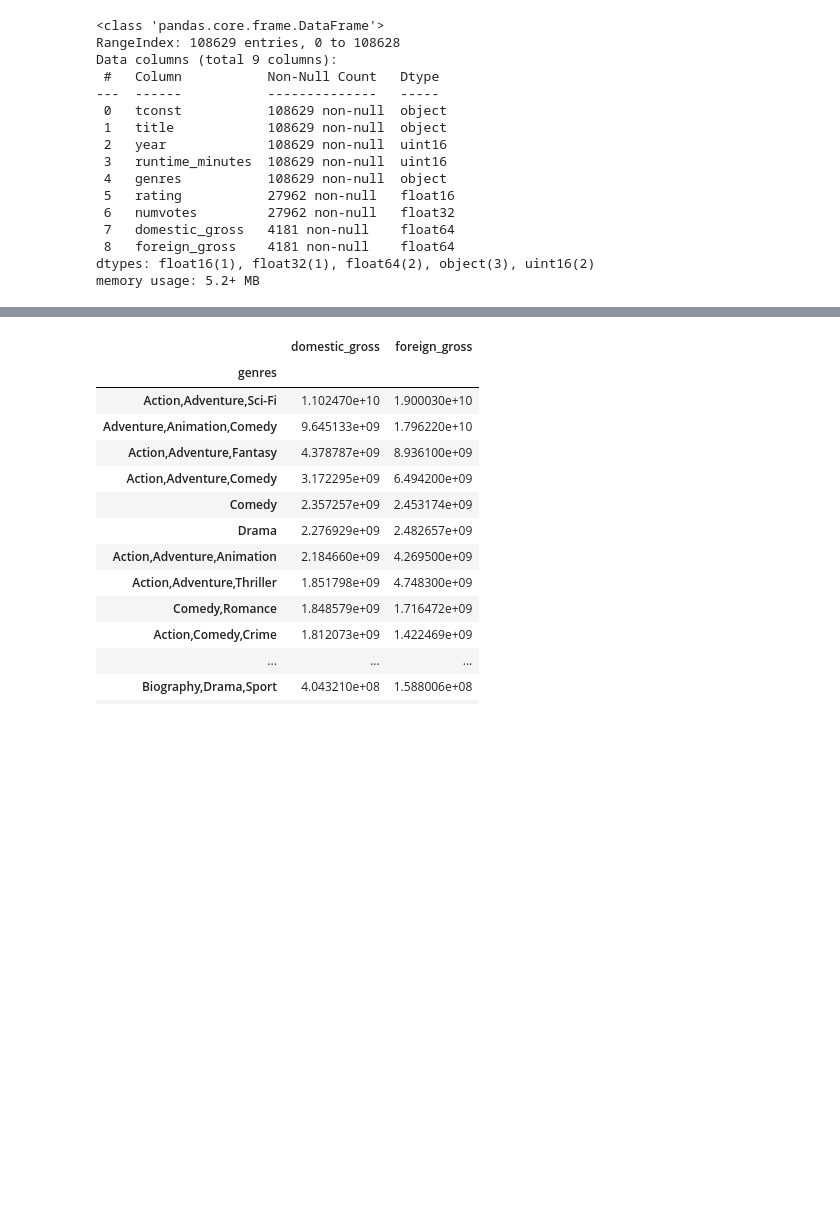
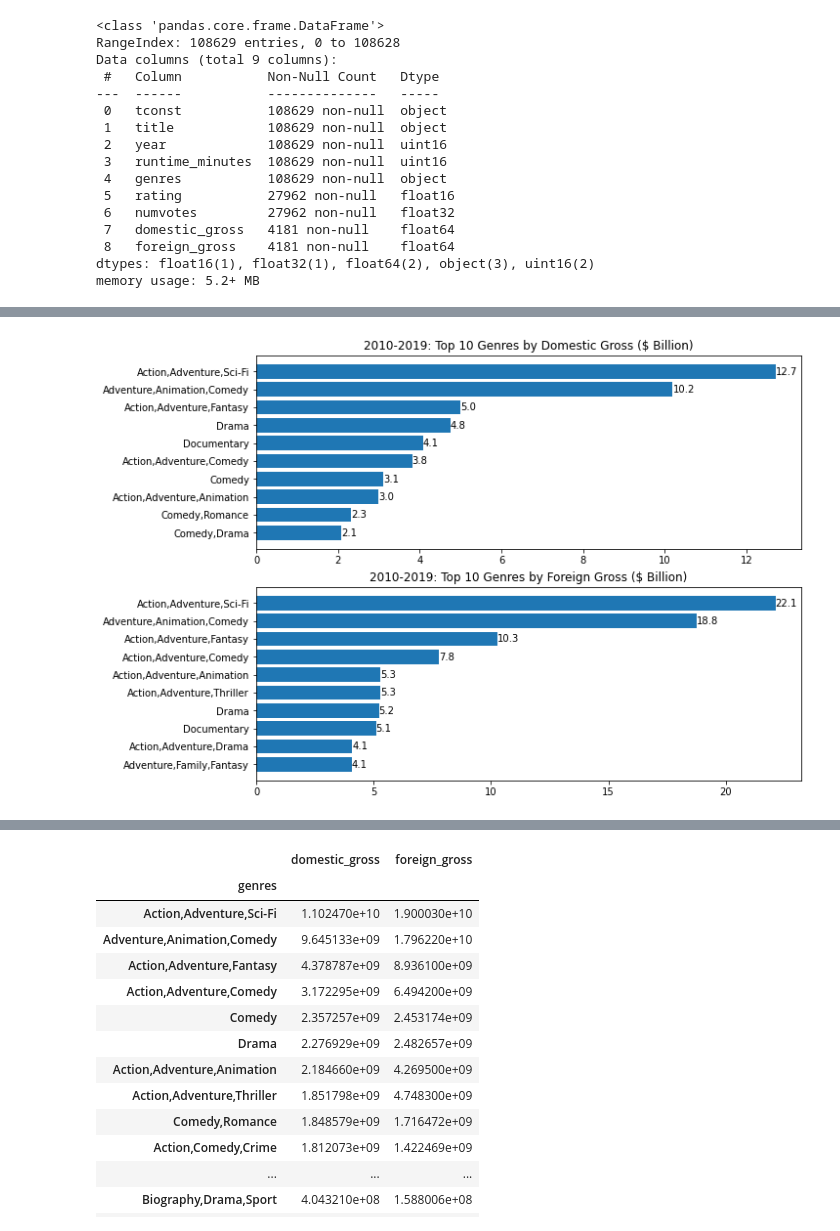
Before and after one commit to ds2012-flatiron/dsc-phase-1-project, a Jupyter notebook: student.ipynb, the cells around one changed output, grey strips where cells are left out. Drawn from its saved outputs; the diff is of its cells as text; code cells hidden in the pictures; blank space fills up the shorter version.

```diff
--- a/student.ipynb
+++ b/student.ipynb
@@ -178,0 +118,4 @@ memory usage: 10.4+ MB
+# %%
+dataviz.bar_chart_top_genres_by_revenue(config)
+# %% [output]
+[figure, added]
```
Also changed, not shown: parts of 13 cells of this notebook, 4 other files.
